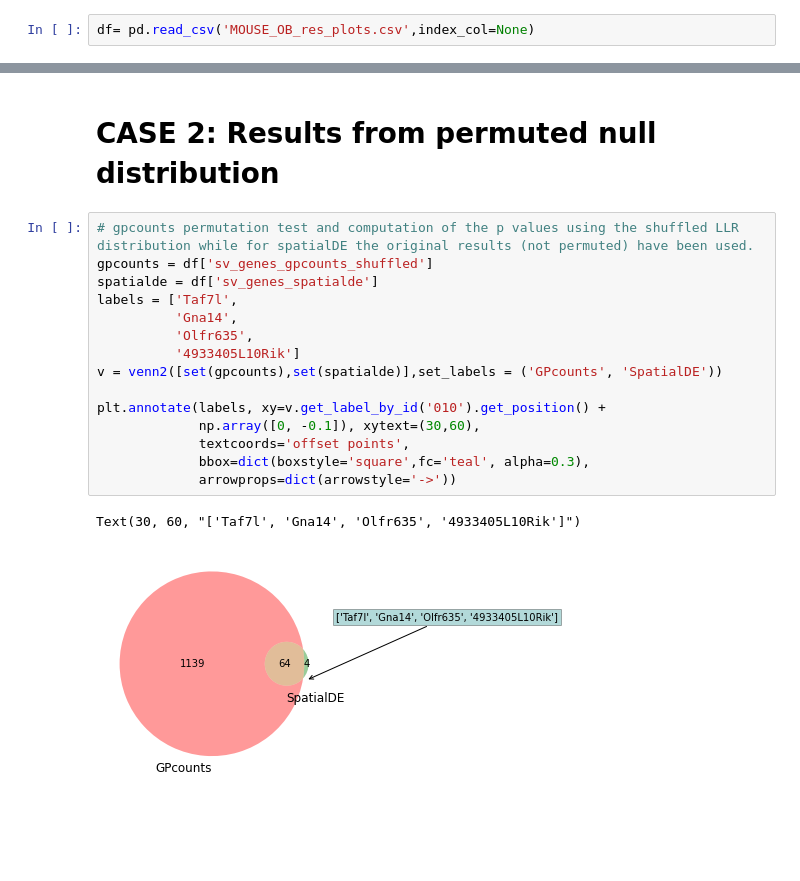
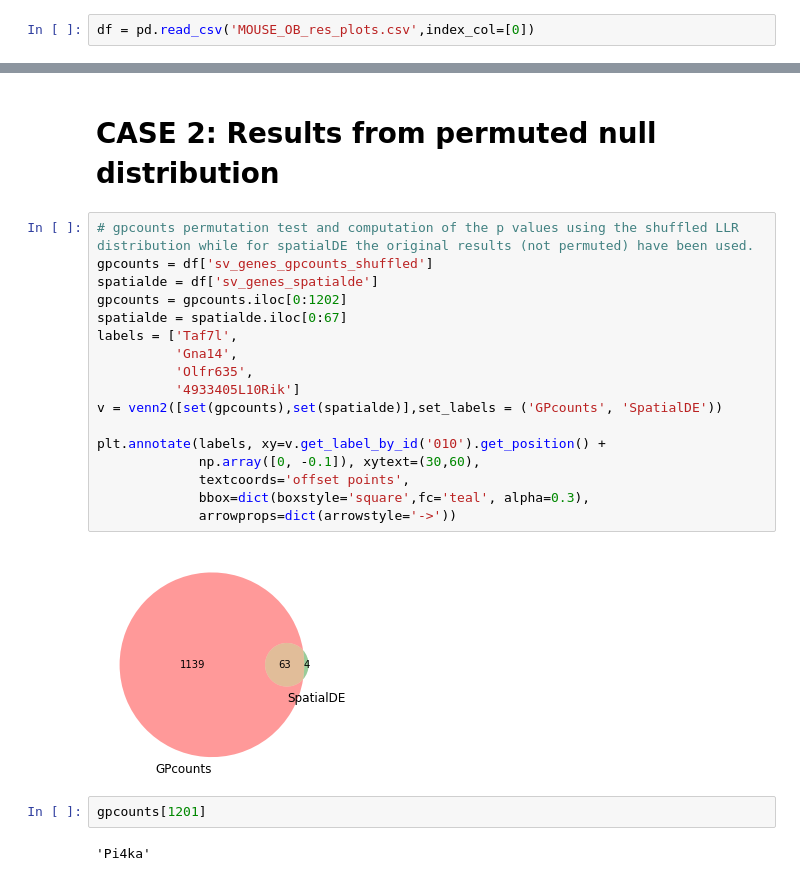
Before and after one commit to ManchesterBioinference/GPcounts, a Jupyter notebook: paper_notebooks/MOUSE_OB_Spatial/MOUSE_OB_plots.ipynb, the cells around one changed output, grey strips where cells are left out. Cells and saved outputs as stored; diff of their text form; blank space fills up the shorter version.

```diff
--- a/paper_notebooks/MOUSE_OB_Spatial/MOUSE_OB_plots.ipynb
+++ b/paper_notebooks/MOUSE_OB_Spatial/MOUSE_OB_plots.ipynb
@@ -9,7 +8,7 @@ from matplotlib.offsetbox import TextArea, VPacker, AnnotationBbox
 # %% [markdown]
 # CASE 1: Results from null which follows a chi-squared with one degree of freedom distribution
 # %%
-df= pd.read_csv('MOUSE_OB_res_plots.csv',index_col=None)
+df = pd.read_csv('MOUSE_OB_res_plots.csv',index_col=[0])
 # %%
 gpcounts = df['sv_genes_gpcounts']
 spatialde = df['sv_genes_spatialde']
@@ -64,21 +67,26 @@ for i in range(len(names)):
 # %%
 # gpcounts permutation test and computation of the p values using the shuffled LLR distribution while for spatialDE the original results (not permuted) have been used.
 gpcounts = df['sv_genes_gpcounts_shuffled']
 spatialde = df['sv_genes_spatialde']
+gpcounts = gpcounts.iloc[0:1202]
+spatialde = spatialde.iloc[0:67]
 labels = ['Taf7l',
           'Gna14',
           'Olfr635',
           '4933405L10Rik']
 v = venn2([set(gpcounts),set(spatialde)],set_labels = ('GPcounts', 'SpatialDE'))
 
 plt.annotate(labels, xy=v.get_label_by_id('010').get_position() +
              np.array([0, -0.1]), xytext=(30,60),
              textcoords='offset points',
              bbox=dict(boxstyle='square',fc='teal', alpha=0.3),
              arrowprops=dict(arrowstyle='->'))
 # %% [output]
-Text(30, 60, "['Taf7l', 'Gna14', 'Olfr635', '4933405L10Rik']")
-[figure, old version]
+[figure, new version]
+# %%
+gpcounts[1201]
+# %% [output]
+'Pi4ka'
 # %%
 # the results are taken from spatialDE and gpcounts permutation tests and computation of the p values using the shuffled LLR distribution (without assuming chi-squared distributed null)
 
```
Also changed, not shown: parts of 4 cells of this notebook.
